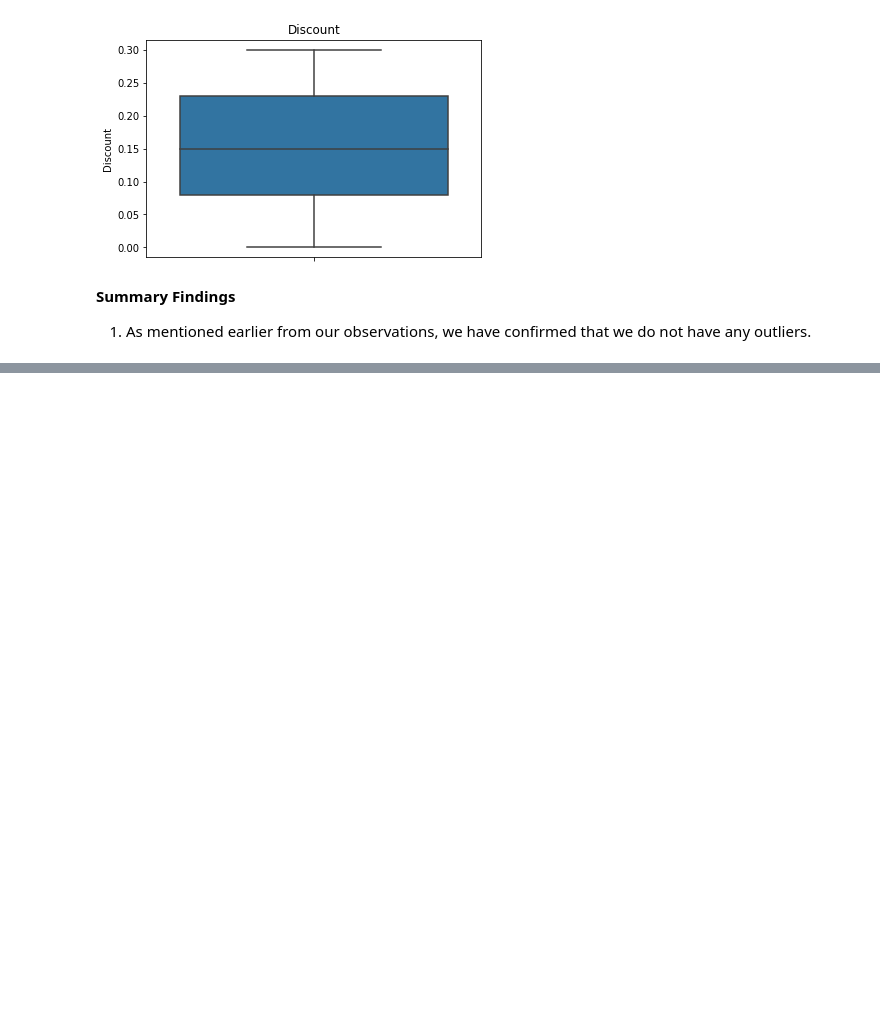
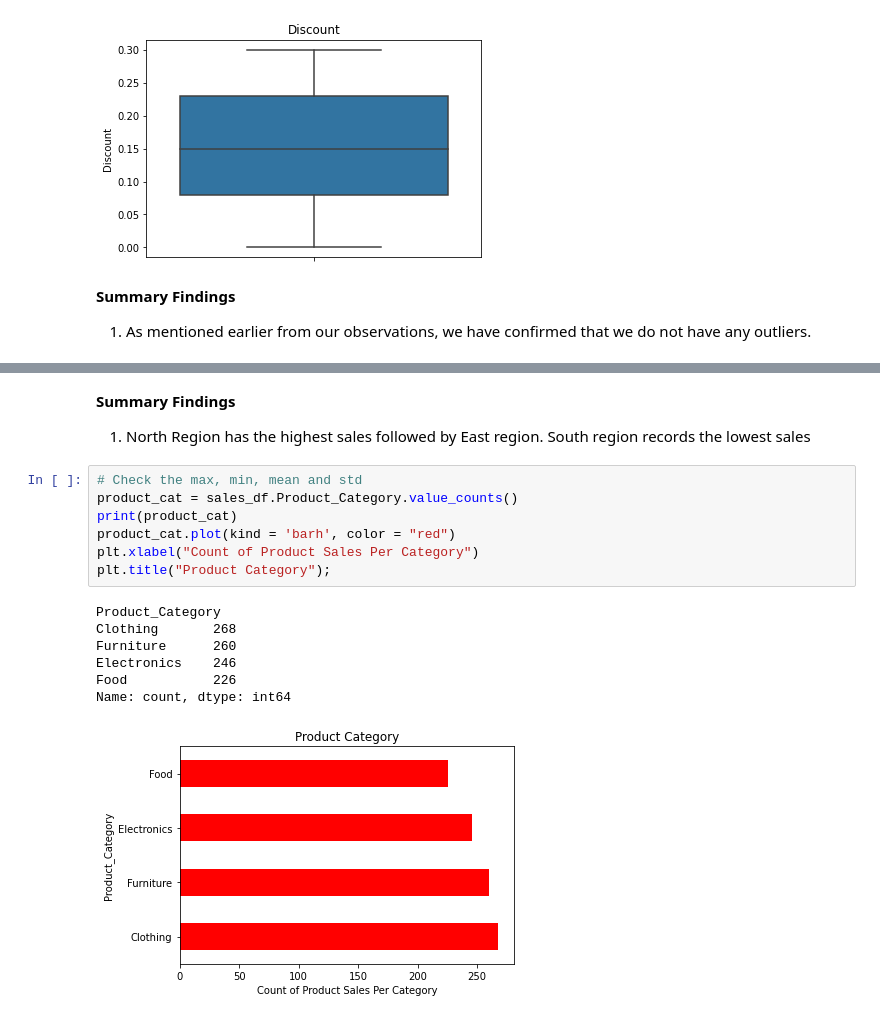
Before and after one commit to jgatharia/Sales_Analysis_Report, a Jupyter notebook: index.ipynb, the cells around one changed output, grey strips where cells are left out. Cells and saved outputs as stored; diff of their text form; blank space fills up the shorter version.

```diff
--- a/index.ipynb
+++ b/index.ipynb
@@ -139,0 +225,19 @@ for col in numericals.columns:
+# %% [markdown]
+**Summary Findings**
+
+1. North Region has the highest sales followed by East region. South region records the lowest sales
+# %%
+# Check the max, min, mean and std
+product_cat = sales_df.Product_Category.value_counts()
+print(product_cat)
+product_cat.plot(kind = 'barh', color = "red")
+plt.xlabel("Count of Product Sales Per Category")
+plt.title("Product Category");
+# %% [output]
+Product_Category
+Clothing       268
+Furniture      260
+Electronics    246
+Food           226
+Name: count, dtype: int64
+[figure, added]
```
Also changed, not shown: parts of 16 cells of this notebook.
